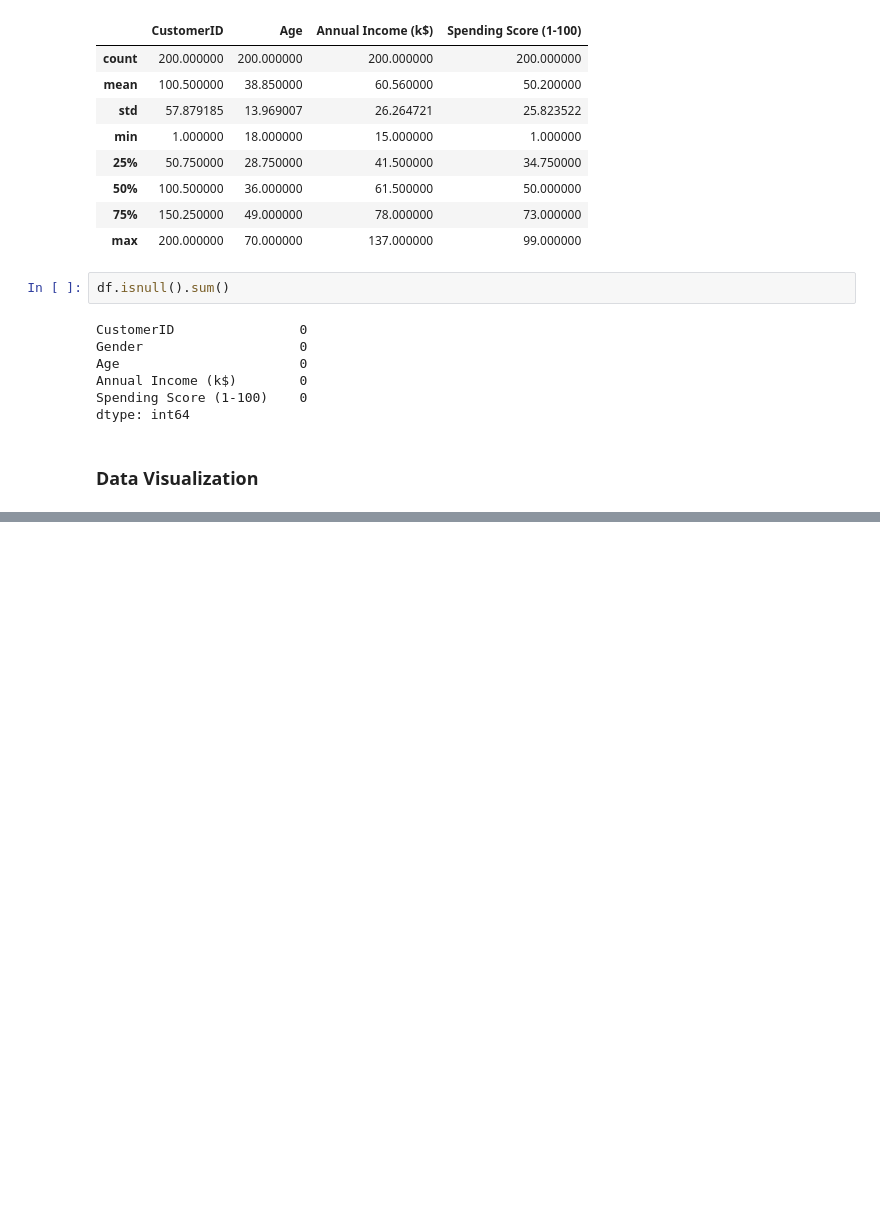
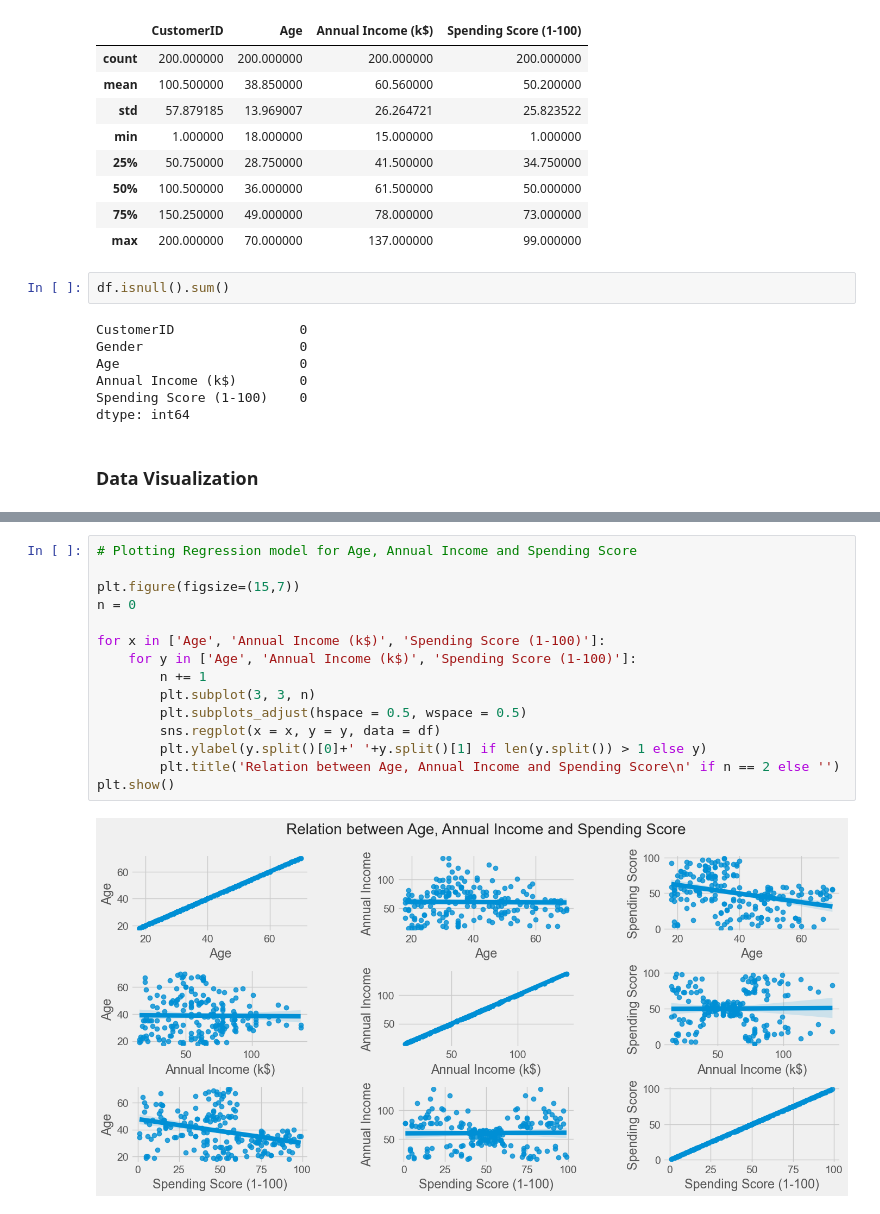
Before and after one commit to itsVarun20/Mall-Customers-Segmentation-Analysis, a Jupyter notebook: Mall_Customer_Segmentation_Analysis.ipynb, the cells around one changed output, grey strips where cells are left out. Saved outputs shown, nothing was run; the diff lists cells and outputs as text; blank space fills up the shorter version.

```diff
--- a/Mall_Customer_Segmentation_Analysis.ipynb
+++ b/Mall_Customer_Segmentation_Analysis.ipynb
@@ -74,0 +99,17 @@ df.
+# %%
+# Plotting Regression model for Age, Annual Income and Spending Score
+
+plt.figure(figsize=(15,7))
+n = 0
+
+for x in ['Age', 'Annual Income (k$)', 'Spending Score (1-100)']:
+    for y in ['Age', 'Annual Income (k$)', 'Spending Score (1-100)']:
+        n += 1
+        plt.subplot(3, 3, n)
+        plt.subplots_adjust(hspace = 0.5, wspace = 0.5)
+        sns.regplot(x = x, y = y, data = df)
+        plt.ylabel(y.split()[0]+' '+y.split()[1] if len(y.split()) > 1 else y)
+        plt.title('Relation between Age, Annual Income and Spending Score\n' if n == 2 else '')
+plt.show()
+# %% [output]
+[figure, added]
```
Also changed, not shown: parts of 8 cells of this notebook.
